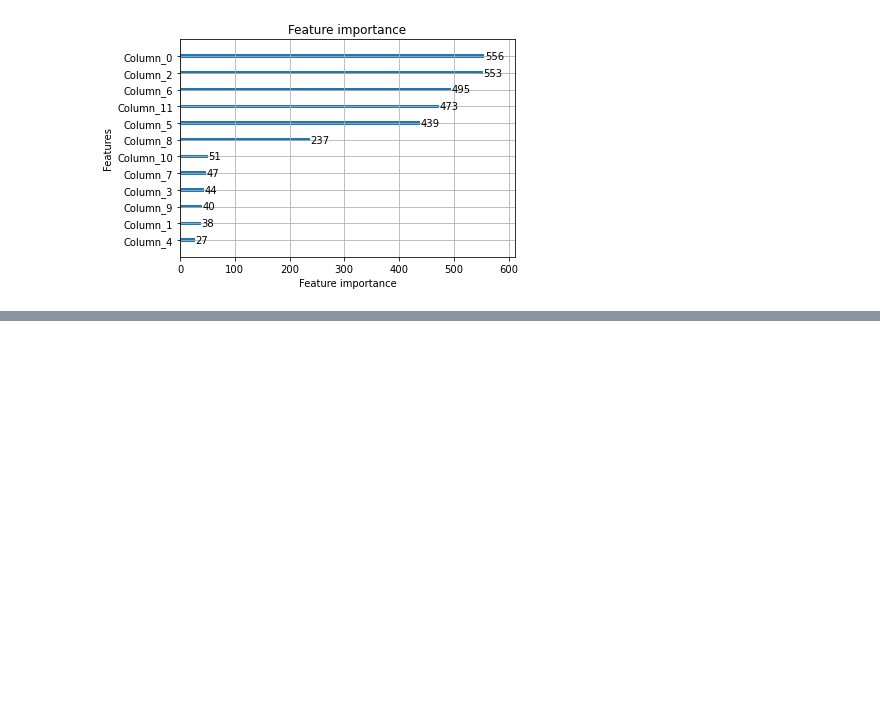
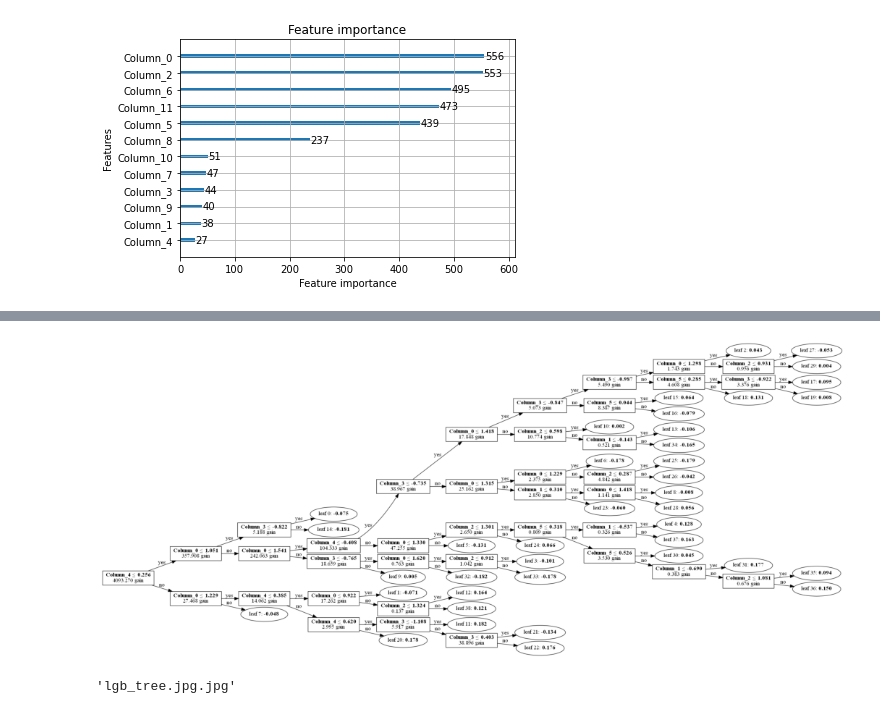
Before and after one commit to xihuishawpy/coggle_11month, a Jupyter notebook: LightGBM.ipynb, the cells around one changed output, grey strips where cells are left out. Cells and saved outputs as stored; diff of their text form; code cells hidden in the pictures; blank space fills up the shorter version.

```diff
--- a/LightGBM.ipynb
+++ b/LightGBM.ipynb
@@ -70,7 +70,8 @@ lgb_val = lgb.Dataset(X_test,y_test,reference=lgb_train)
 gbm = lgb.train(params,
           lgb_train,
           num_boost_round=100,
-          valid_sets=[lgb_train, lgb_val]
+          valid_sets=[lgb_train, lgb_val],
+          verbose_eval=20
           )
 
 # predict ,输出的是每个类别的概率
@@ -266,7 +267,7 @@ X,y = make_classification(n_samples=10000,n_features=6,n_classes=2,random_state=
 
 X_train,X_test,y_train,y_test = train_test_split(X,y,test_size=0.3,random_state=2022)
 
-lgb_model = LGBMClassifier(num_leaves=100,
+lgb_model_binary = LGBMClassifier(num_leaves=100,
                            max_depth=10,
                            boosting_type='gbdt',
                            learning_rate=0.1,
@@ -281,17 +282,17 @@ lgb_model = LGBMClassifier(num_leaves=100,
                            )
 
 # 训练
-lgb_model.fit(X_train,
+lgb_model_binary.fit(X_train,
               y_train,
               eval_set=[(X_test,y_test)],
               eval_metric='auc'
               )
 # 预测
-y_pre = lgb_model.predict(X_test)
+y_pre = lgb_model_binary.predict(X_test)
 accuracy_score(y_test,y_pre)
 
 # 特征重要性
-list(lgb_model.feature_importances_)
+list(lgb_model_binary.feature_importances_)
 # %% [output]
 [1]     valid_0's auc: 0.989884
 [2]     valid_0's auc: 0.990477
@@ -549,0 +559,19 @@ mse: 220.05330339449375
+# %%
+lgb.plot_tree(lgb_model_binary, tree_index=1, figsize=(20, 8), show_info=['split_gain'])
+plt.show()
+# %% [output]
+[figure, added]
+# %%
+# import pydotplus
+from IPython.display import Image
+# 在环境变量中加入安装的Graphviz路径
+import os
+os.environ["PATH"] += os.pathsep + 'C:/Program Files/Graphviz/bin'
+
+dot_data  = lgb.create_tree_digraph(lgb_model_binary, tree_index=1)
+
+# 结果保存为图像
+dot_data.format='jpg'
+dot_data.render('lgb_tree.jpg')
+# %% [output]
+'lgb_tree.jpg.jpg'
```
Also changed, not shown: parts of 5 cells of this notebook, 3 other files.
